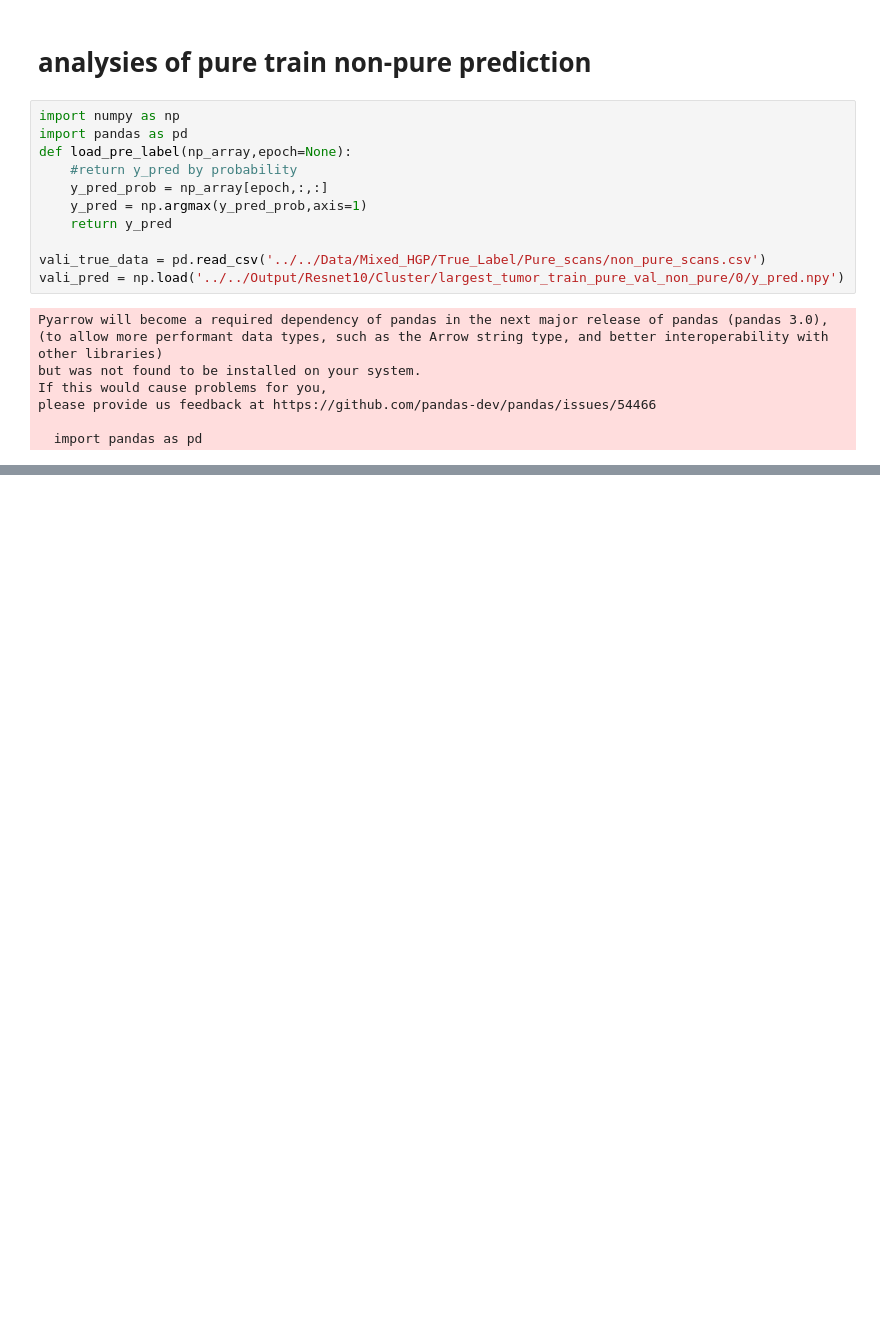
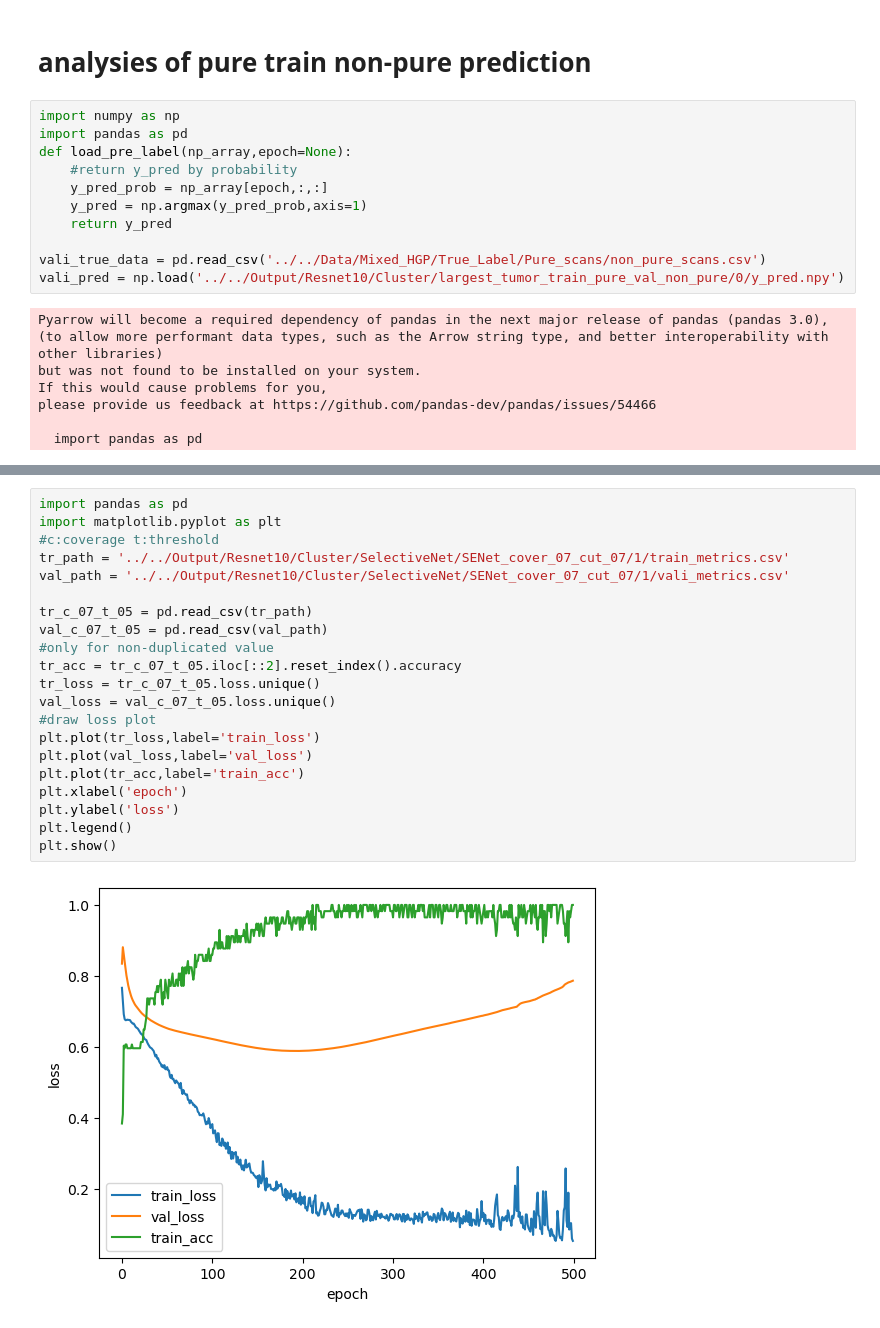
Before and after one commit to BaconDavid/CRLM_Internship_Project, a Jupyter notebook: Evaluation/Results_analysis.ipynb, the cells around one changed output, grey strips where cells are left out. Drawn from its saved outputs; the diff is of its cells as text; blank space fills up the shorter version.

```diff
--- a/Evaluation/Results_analysis.ipynb
+++ b/Evaluation/Results_analysis.ipynb
@@ -1596,0 +1609,23 @@ sum(vali_true_data.dHGP < 50)
+# %%
+import pandas as pd
+import matplotlib.pyplot as plt
+#c:coverage t:threshold
+tr_path = '../../Output/Resnet10/Cluster/SelectiveNet/SENet_cover_07_cut_07/1/train_metrics.csv'
+val_path = '../../Output/Resnet10/Cluster/SelectiveNet/SENet_cover_07_cut_07/1/vali_metrics.csv'
+
+tr_c_07_t_05 = pd.read_csv(tr_path)
+val_c_07_t_05 = pd.read_csv(val_path)
+#only for non-duplicated value
+tr_acc = tr_c_07_t_05.iloc[::2].reset_index().accuracy
+tr_loss = tr_c_07_t_05.loss.unique()
+val_loss = val_c_07_t_05.loss.unique()
+#draw loss plot
+plt.plot(tr_loss,label='train_loss')
+plt.plot(val_loss,label='val_loss')
+plt.plot(tr_acc,label='train_acc')
+plt.xlabel('epoch')
+plt.ylabel('loss')
+plt.legend()
+plt.show()
+# %% [output]
+[figure, added]
```
Also changed, not shown: parts of 12 cells of this notebook, 4 other files.
